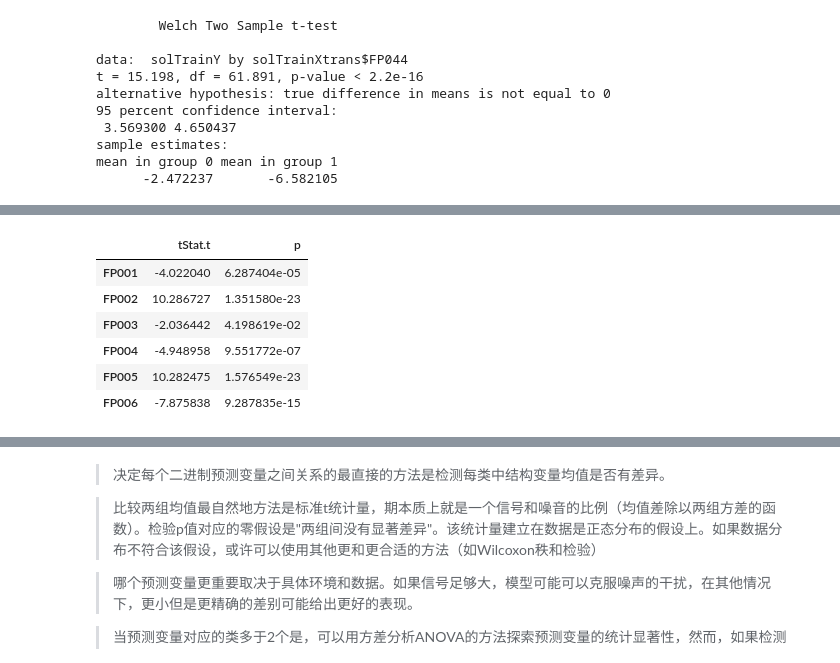
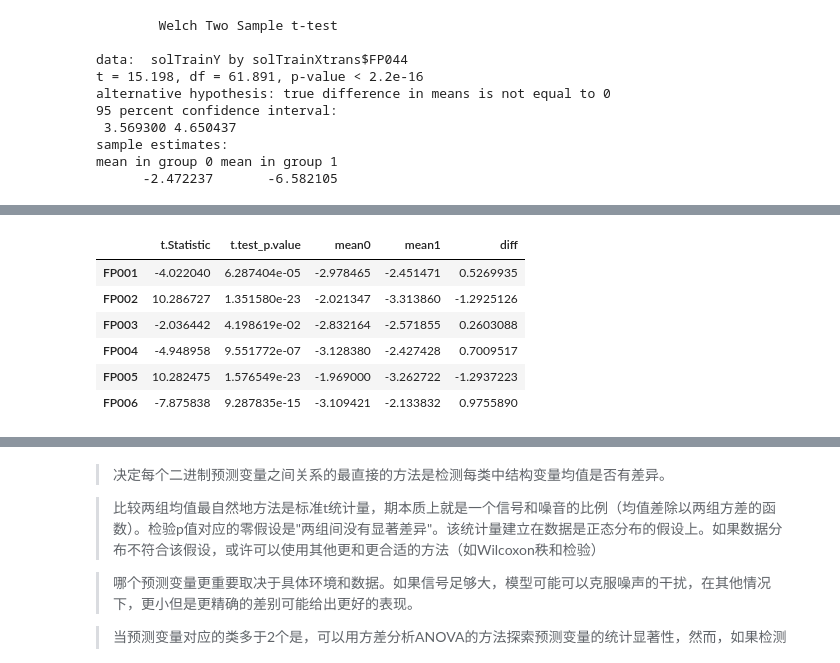
Before and after one commit to Randallzoeng/BookClub, a Jupyter notebook: AppliedPredictiveModeling/Chap. 18 Measuring Predictor Importance.ipynb, the cells around one changed output, grey strips where cells are left out. Saved outputs shown, nothing was run; the diff lists cells and outputs as text; code cells hidden in the pictures.

```diff
--- a/AppliedPredictiveModeling/Chap. 18 Measuring Predictor Importance.ipynb
+++ b/AppliedPredictiveModeling/Chap. 18 Measuring Predictor Importance.ipynb
@@ -67,3 +67,9 @@ alternative hypothesis: true rho is not equal to 0
 sample estimates:
        rho
 -0.6735911
+# %%
+trn_X <- solTrainXtrans
+trn_y <- solTrainY
+
+trn <- cbind(solTrainXtrans,solTrainY)
+head(trn)
@@ -81,0 +91,6 @@ head(corr_info)
+# %%
+col_fp <- grepl("FP",names(trn_X))
+col_num <- names(trn_X)[!col_fp]
+
+cor_info <- apply(trn_X[,col_num],2,FUN = function(x,y) cor(x,y),y=trn_y)
+head(cor_info)
@@ -233,19 +266,21 @@ List of 9
 # %%
 getTstats <- function(x,y)
     {
-    tTest <- t.test(y~x)
-    out <- c(tStat = tTest$statistic,p=tTest$p.value)
-    out
+    tTest <- t.test(y~x)[c("statistic","p.value","estimate")]
+    unlist(tTest)
 }
 
-t_info <- apply(solTrainXtrans[,fp_cols],MARGIN = 2,FUN = getTstats,y=solTrainY)
-t_info <- t(t_info)
+t_info <- apply(trn_X[,col_fp],MARGIN = 2,FUN = getTstats,y=trn_y)
+t_info <- as.data.frame(t(t_info))
+names(t_info) <- c("t.Statistic", "t.test_p.value", "mean0", "mean1")
+t_info$diff <- t_info$mean1-t_info$mean0
+
 head(t_info)
 # %% [output]
-|  | tStat.t | p |
-| FP001 | -4.022040 | 6.287404e-05 |
-| FP002 | 10.286727 | 1.351580e-23 |
-| FP003 | -2.036442 | 4.198619e-02 |
-| FP004 | -4.948958 | 9.551772e-07 |
-| FP005 | 10.282475 | 1.576549e-23 |
-| FP006 | -7.875838 | 9.287835e-15 |
+|  | t.Statistic | t.test_p.value | mean0 | mean1 | diff |
+| FP001 | -4.022040 | 6.287404e-05 | -2.978465 | -2.451471 | 0.5269935 |
+| FP002 | 10.286727 | 1.351580e-23 | -2.021347 | -3.313860 | -1.2925126 |
+| FP003 | -2.036442 | 4.198619e-02 | -2.832164 | -2.571855 | 0.2603088 |
+| FP004 | -4.948958 | 9.551772e-07 | -3.128380 | -2.427428 | 0.7009517 |
+| FP005 | 10.282475 | 1.576549e-23 | -1.969000 | -3.262722 | -1.2937223 |
+| FP006 | -7.875838 | 9.287835e-15 | -3.109421 | -2.133832 | 0.9755890 |
```
Also changed, not shown: parts of 27 cells of this notebook.
